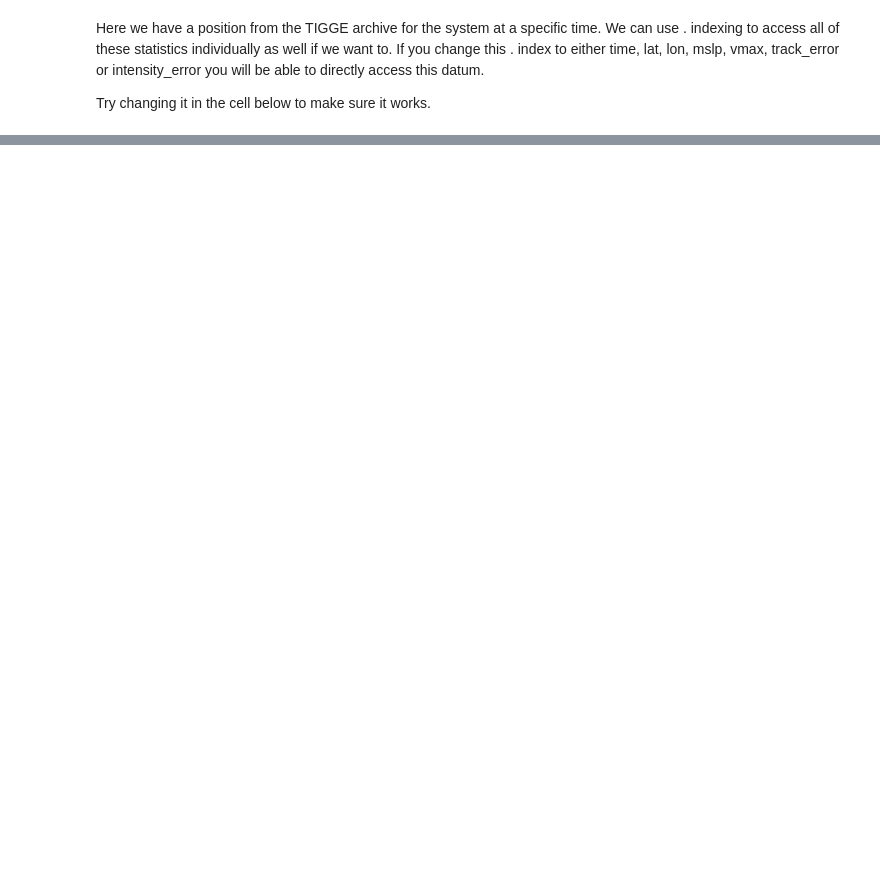
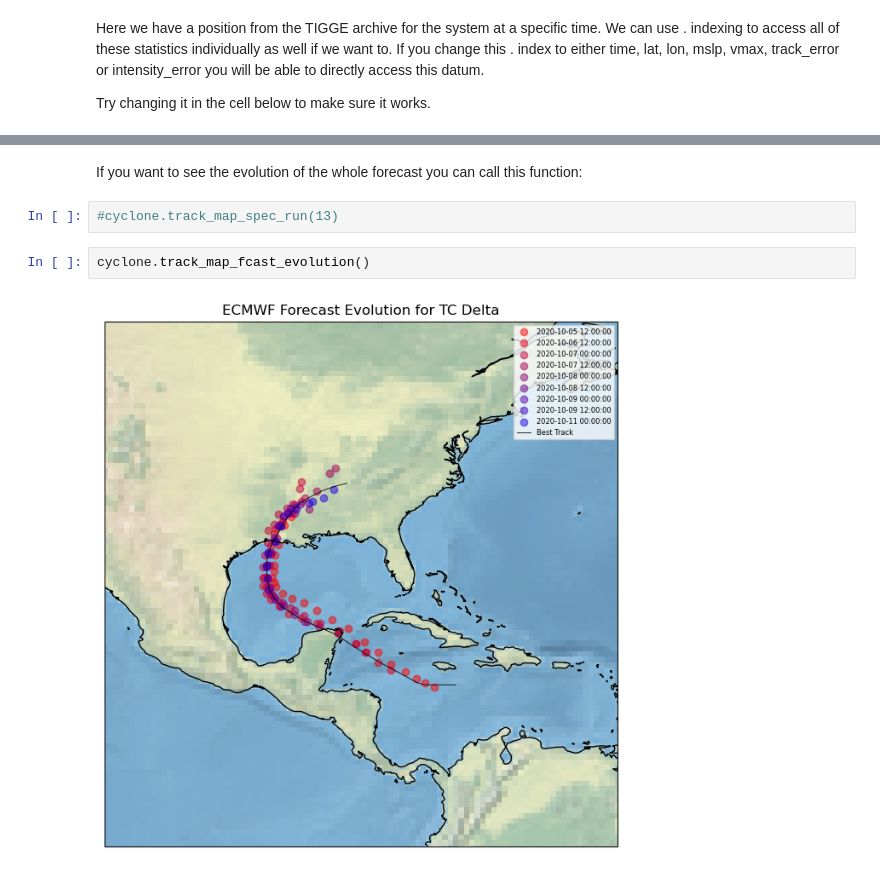
Before and after one commit to larantt/hurricane-verification, a Jupyter notebook: errorCalcModules/tc_customdatatype_tutorial.ipynb, the cells around one changed output, grey strips where cells are left out. Drawn from its saved outputs; the diff is of its cells as text; blank space fills up the shorter version.

Commit message:
Updated for some extra functionality

```diff
--- a/errorCalcModules/tc_customdatatype_tutorial.ipynb
+++ b/errorCalcModules/tc_customdatatype_tutorial.ipynb
@@ -108,0 +179,8 @@ cyclone.ecmwf.runs[0].forecasts[0].track_error
+# %% [markdown]
+If you want to see the evolution of the whole forecast you can call this function:
+# %%
+#cyclone.track_map_spec_run(13)
+# %%
+cyclone.track_map_fcast_evolution()
+# %% [output]
+[figure, added]
```
Also changed, not shown: parts of 9 cells of this notebook.
